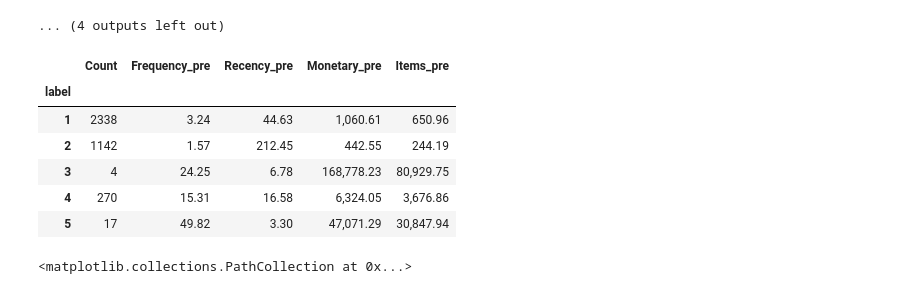
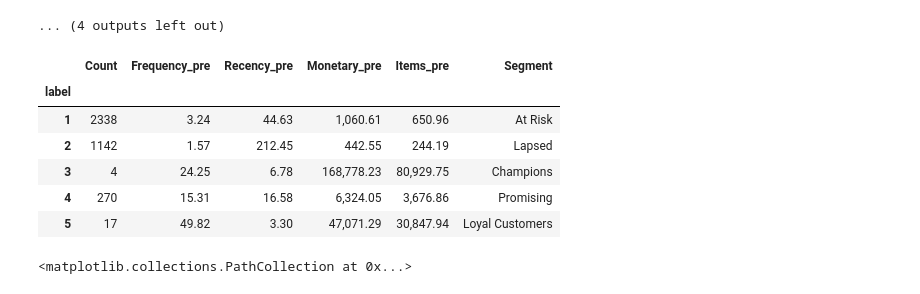
Before and after one commit to jinzhou2008/OnlineRetailTransactionML, a Jupyter notebook: Online retail data ML.ipynb, the cells around one changed output. Cells and saved outputs as stored; diff of their text form; code cells hidden in the pictures.

```diff
--- a/Online retail data ML.ipynb
+++ b/Online retail data ML.ipynb
@@ -84,6 +84,13 @@ df=pd.read_csv("C:\\0delete\Online Retail.csv", encoding = 'unicode_escape', par
 df['SalesAmount'] = df['Quantity'] * df['UnitPrice']
 
 df['StockClass']=df['StockCode'].apply(lambda x: x[0:3])
+
+df['year']=df['InvoiceDate'].dt.year
+df['month']=df['InvoiceDate'].dt.month
+df['date']=df['InvoiceDate'].dt.date
+df['yrmo_period']=df['InvoiceDate'].dt.to_period('M')
+df['date_period']=df['InvoiceDate'].dt.to_period('D')
+
 df.isnull().sum()
 df.info()
 df.describe().T
@@ -633,27 +647,34 @@ KMeans(n_clusters=10, random_state=0)
 # %%
 #build and train model
 n_clusters = 5
 km = KMeans(n_clusters=n_clusters,
                 init='k-means++',
                 n_init=10,
                 max_iter=300,
                 random_state=0)
 km = km.fit(X)
 customers['label']  =km.predict(X)+1
 
 #cluster mean value for each feature
 a1=customers[feature_cols[1:2]+['label']].groupby('label').count()
 a1.columns=['Count']
 a2=customers[feature_cols   +['label']].groupby('label').mean()
-a1.join(a2)
+a=a1.join(a2)
+a['Segment']='At Risk'
+a.loc[a.index==1, 'Segment']='At Risk'
+a.loc[a.index==2, 'Segment']='Lapsed'
+a.loc[a.index==3, 'Segment']='Champions'
+a.loc[a.index==4, 'Segment']='Promising'
+a.loc[a.index==5, 'Segment']='Loyal Customers'
+a
 # %% [output]
-|  | Count | Frequency_pre | Recency_pre | Monetary_pre | Items_pre |
-| label |  |  |  |  |  |
-| 1 | 2338 | 3.24 | 44.63 | 1,060.61 | 650.96 |
-| 2 | 1142 | 1.57 | 212.45 | 442.55 | 244.19 |
-| 3 | 4 | 24.25 | 6.78 | 168,778.23 | 80,929.75 |
-| 4 | 270 | 15.31 | 16.58 | 6,324.05 | 3,676.86 |
-| 5 | 17 | 49.82 | 3.30 | 47,071.29 | 30,847.94 |
+|  | Count | Frequency_pre | Recency_pre | Monetary_pre | Items_pre | Segment |
+| label |  |  |  |  |  |  |
+| 1 | 2338 | 3.24 | 44.63 | 1,060.61 | 650.96 | At Risk |
+| 2 | 1142 | 1.57 | 212.45 | 442.55 | 244.19 | Lapsed |
+| 3 | 4 | 24.25 | 6.78 | 168,778.23 | 80,929.75 | Champions |
+| 4 | 270 | 15.31 | 16.58 | 6,324.05 | 3,676.86 | Promising |
+| 5 | 17 | 49.82 | 3.30 | 47,071.29 | 30,847.94 | Loyal Customers |
 # %%
 km = KMeans(n_clusters=5,
             init='k-means++',
```
Also changed, not shown: parts of 9 cells of this notebook.
